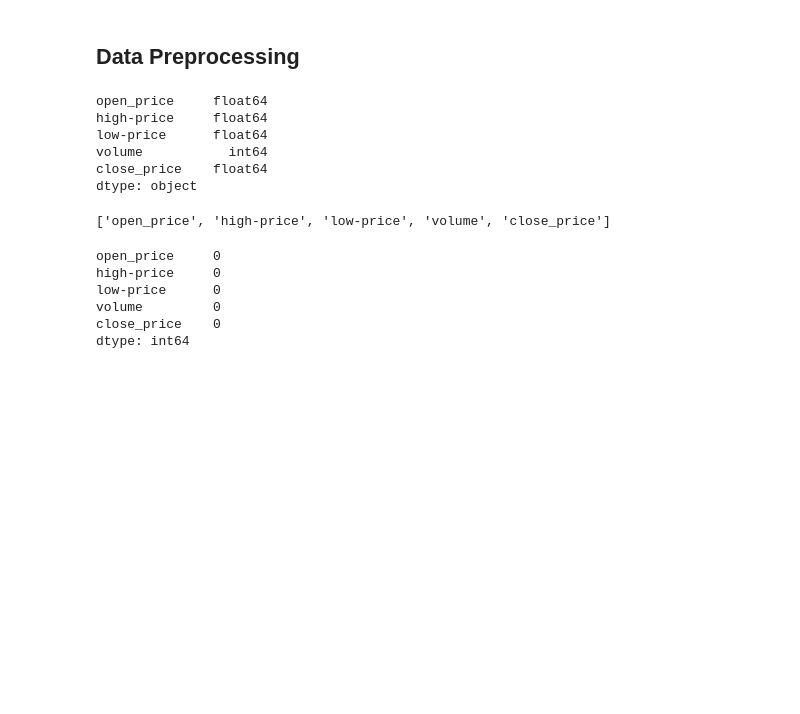
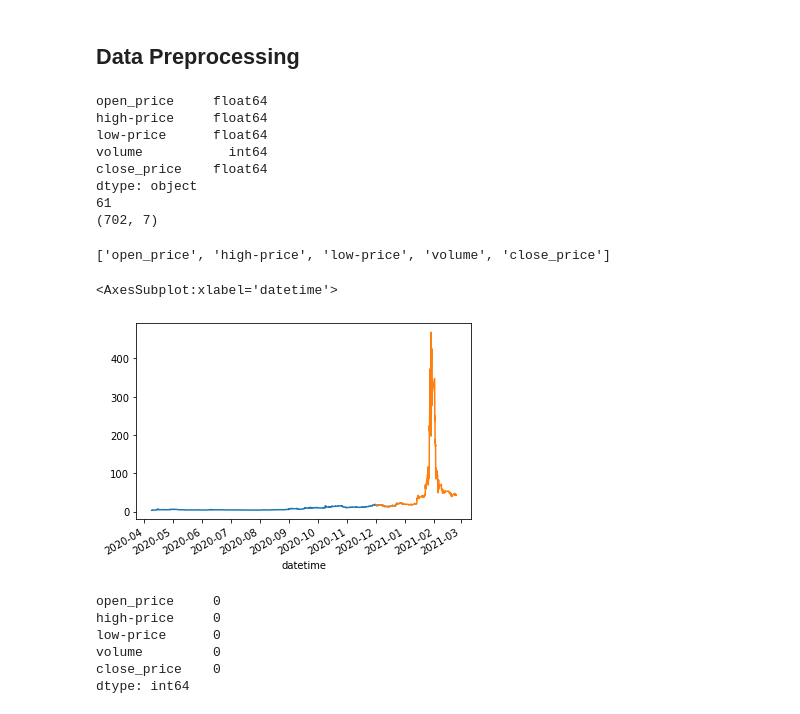
Before and after one commit to brijow/foobar-gamestop, a Jupyter notebook: notebooks/scratchboard.ipynb, the cells around one changed output. Cells and saved outputs as stored; diff of their text form; code cells hidden in the pictures; blank space fills up the shorter version.

```diff
--- a/notebooks/scratchboard.ipynb
+++ b/notebooks/scratchboard.ipynb
@@ -28,25 +59,29 @@ raw_data.head()
 # %% [markdown]
 ## Data Preprocessing
 # %%
-# create train dataset
+# create train and test dataset
 # sorted based on timestamp
 
 # extract timestamps for visualization
-timestamp_list = list(raw_data['timestamp'])
-datetime_list = [datetime.fromtimestamp(ts) for ts in timestamp_list]
+train_datetime_list = list(historical_data.index)
+
+test_datetime_list = list(short_squzeet_data.index)
 
 # select feature columns for training and predictions
-df = raw_data.drop(['status','timestamp'],axis=1)
+df_train = historical_data.drop(['status'],axis=1)
+df_test = short_squzeet_data.drop(['status'],axis=1)
 
 # create a list of column names for training and predictions
-cols = list(df)
+cols = list(df_train)
 # reordering the columns: put the prediction column to the last column
 cols = ['open_price', 'high-price', 'low-price', 'volume','close_price']
-# cols = ['open_price', 'high-price', 'low-price','close_price']
-df = df[cols]
+df_train = df_train[cols]
+df_test = df_test[cols]
 
 # check the df column types to ensure they have correct types
-print(df.dtypes)
+print(df_train.dtypes)
+print(len(test_timestamp_list))
+print(short_squzeet_data.shape)
 cols
 # %% [output]
 open_price     float64
@@ -55,6 +90,14 @@ low-price      float64
 volume           int64
 close_price    float64
 dtype: object
+61
+(702, 7)
 ['open_price', 'high-price', 'low-price', 'volume', 'close_price']
+# %%
+historical_data['close_price'].plot()
+short_squzeet_data['close_price'].plot()
+# %% [output]
+<AxesSubplot:xlabel='datetime'>
+[figure, added]
 # %%
 # finding missing values
```
Also changed, not shown: parts of 13 cells of this notebook, 4 other files.
